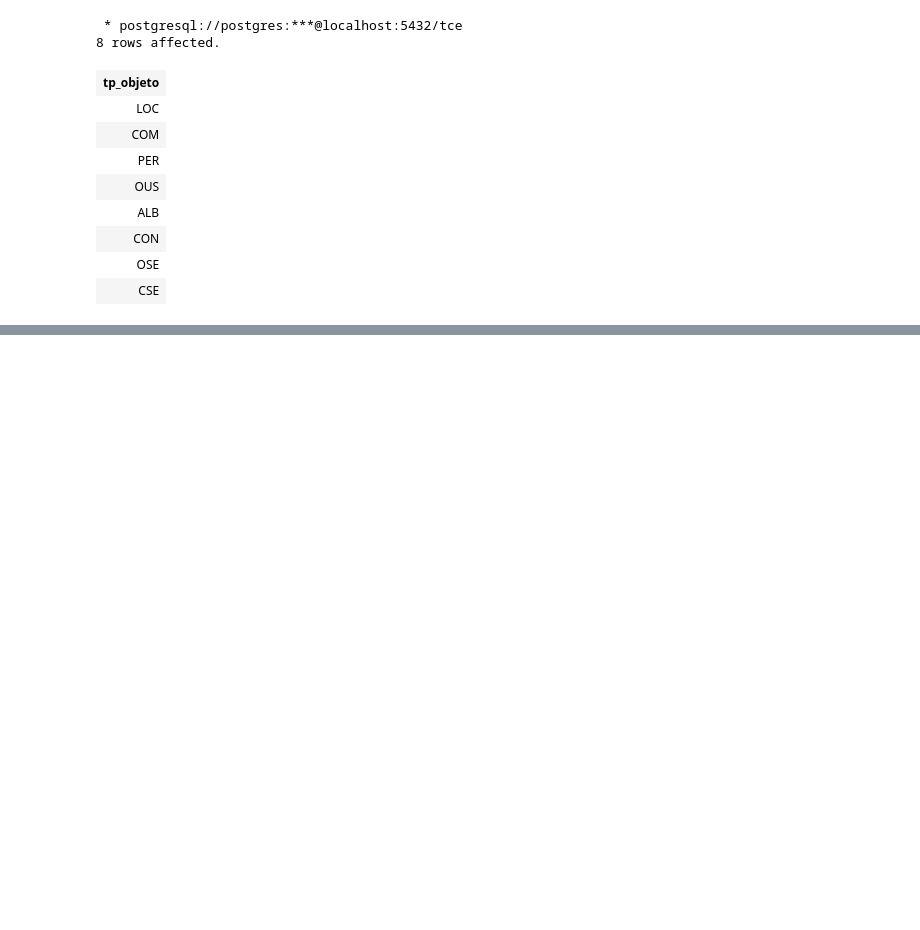
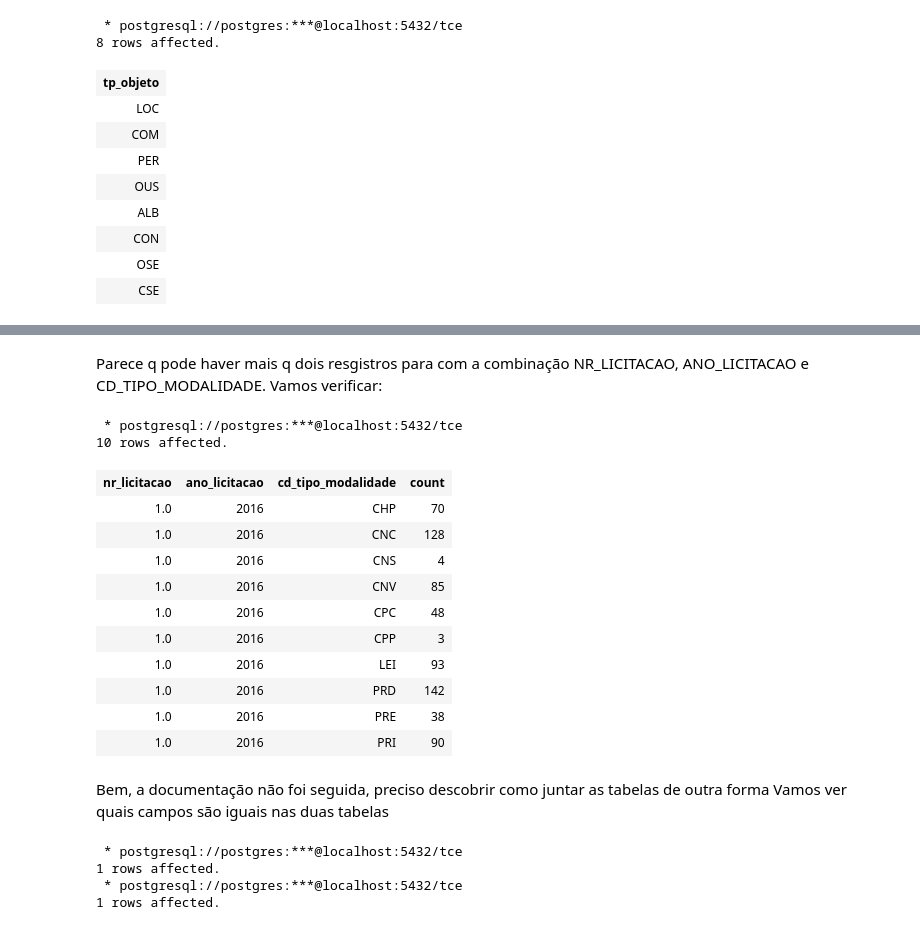
Before and after one commit to tarsioonofrio/rs-gov-purchases, a Jupyter notebook: src/eda.ipynb, the cells around one changed output, grey strips where cells are left out. Cells and saved outputs as stored; diff of their text form; code cells hidden in the pictures; blank space fills up the shorter version.

```diff
--- a/src/eda.ipynb
+++ b/src/eda.ipynb
@@ -85,0 +122,35 @@ I need to see what the manual say about this
+# %% [markdown]
+Parece q pode haver mais q dois resgistros para com a combinação NR_LICITACAO,   ANO_LICITACAO   e CD_TIPO_MODALIDADE.
+Vamos verificar:
+# %%
+%%sql
+SELECT nr_licitacao, ano_licitacao, cd_tipo_modalidade, count(*)
+FROM licitacao
+GROUP BY nr_licitacao, ano_licitacao, cd_tipo_modalidade
+ORDER BY nr_licitacao, ano_licitacao, cd_tipo_modalidade
+limit 10
+# %% [output]
+ * postgresql://postgres:***@localhost:5432/tce
+10 rows affected.
+| nr_licitacao | ano_licitacao | cd_tipo_modalidade | count |
+| 1.0 | 2016 | CHP | 70 |
+| 1.0 | 2016 | CNC | 128 |
+| 1.0 | 2016 | CNS | 4 |
+| 1.0 | 2016 | CNV | 85 |
+| 1.0 | 2016 | CPC | 48 |
+| 1.0 | 2016 | CPP | 3 |
+| 1.0 | 2016 | LEI | 93 |
+| 1.0 | 2016 | PRD | 142 |
+| 1.0 | 2016 | PRE | 38 |
+| 1.0 | 2016 | PRI | 90 |
+# %% [markdown]
+Bem, a documentação não foi seguida, preciso descobrir como juntar as tabelas de outra forma
+Vamos ver quais campos são iguais nas duas tabelas
+# %%
+licitacao = %sql select * from licitacao limit 1
+item = %sql select * from item limit 1
+# %% [output]
+ * postgresql://postgres:***@localhost:5432/tce
+1 rows affected.
+ * postgresql://postgres:***@localhost:5432/tce
+1 rows affected.
```
Also changed, not shown: parts of 21 cells of this notebook.
